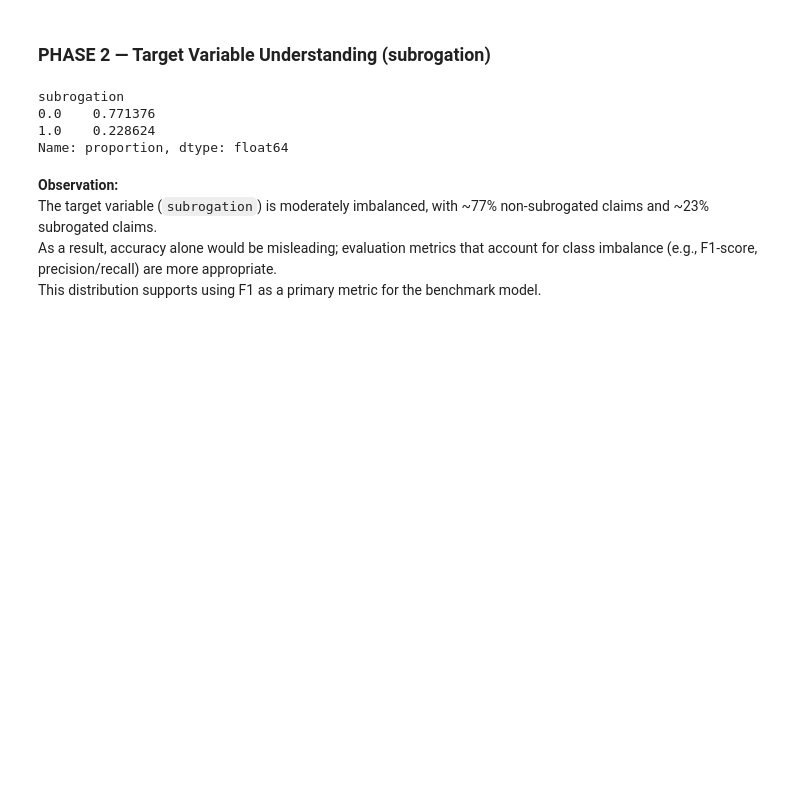
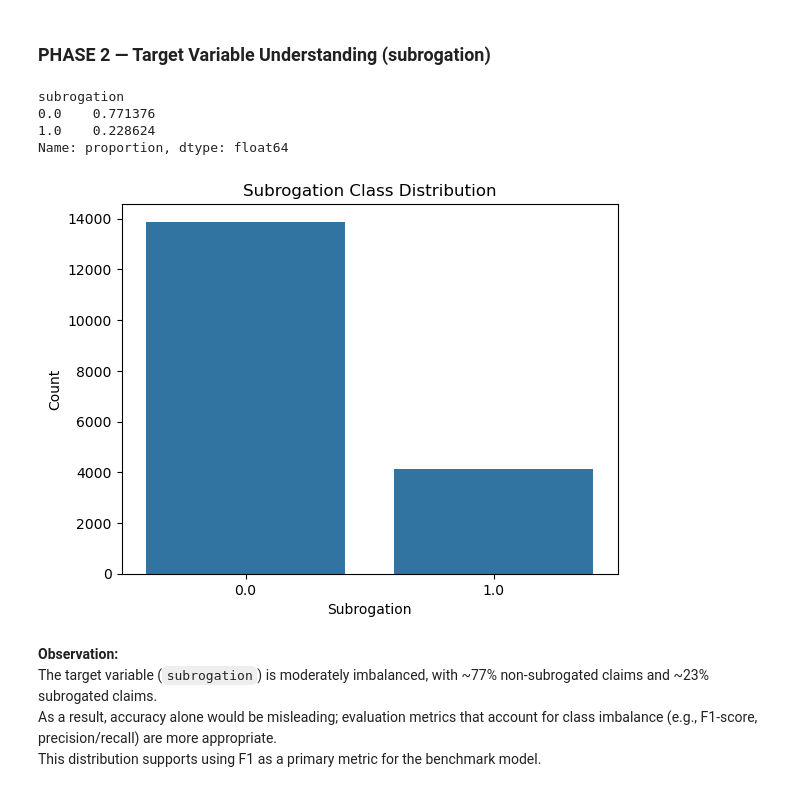
Before and after one commit to rwandashi/insurance-subrogation-prediction, a Jupyter notebook: notebooks/01_eda.ipynb, the cells around one changed output. Cells and saved outputs as stored; diff of their text form; code cells hidden in the pictures; blank space fills up the shorter version.

```diff
--- a/notebooks/01_eda.ipynb
+++ b/notebooks/01_eda.ipynb
@@ -58,6 +60,14 @@ subrogation
 0.0    0.771376
 1.0    0.228624
 Name: proportion, dtype: float64
+# %%
+sns.countplot(data=df, x="subrogation")
+plt.title("Subrogation Class Distribution")
+plt.xlabel("Subrogation")
+plt.ylabel("Count")
+plt.show()
+# %% [output]
+[figure, added]
 # %% [markdown]
 **Observation:**
 The target variable (`subrogation`) is moderately imbalanced, with ~77% non-subrogated claims and ~23% subrogated claims.
```
Also changed, not shown: parts of 11 cells of this notebook.
